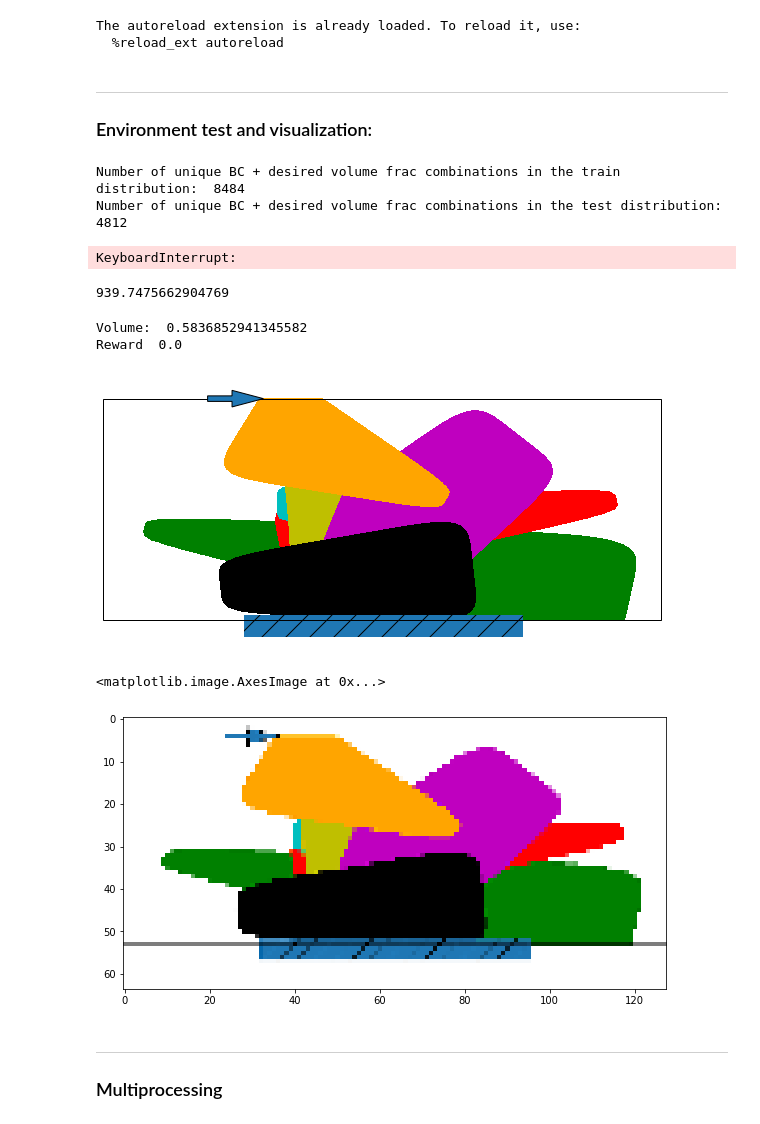
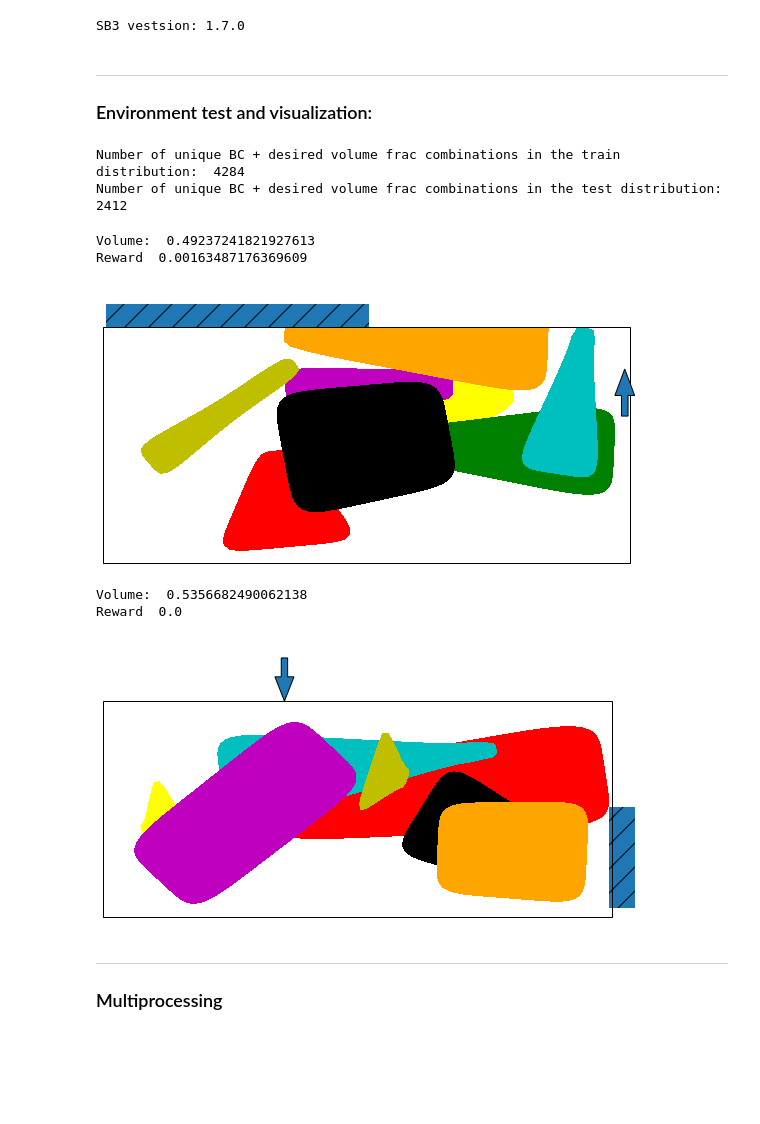
Before and after one commit to ThomasRochefortB/sogym, a Jupyter notebook: tutorial.ipynb, the cells around one changed output. Cells and saved outputs as stored; diff of their text form; code cells hidden in the pictures; blank space fills up the shorter version.

```diff
--- a/tutorial.ipynb
+++ b/tutorial.ipynb
@@ -2,15 +2,16 @@
 from sogym.env import sogym
 from sogym.utils import FigureRecorderCallback
 import numpy as np
+import stable_baselines3
 from stable_baselines3.common.env_checker import check_env
 from stable_baselines3.common.env_util import make_vec_env
 from stable_baselines3.common.vec_env import VecNormalize, SubprocVecEnv
 from stable_baselines3 import PPO
 %load_ext autoreload
 %autoreload 2
+print('SB3 vestsion:', stable_baselines3.__version__)
 # %% [output]
-The autoreload extension is already loaded. To reload it, use:
-  %reload_ext autoreload
+SB3 vestsion: 1.7.0
 # %% [markdown]
 ---
 ### Environment test and visualization:
@@ -21,33 +22,31 @@ check_env(sogym(nelx=200,nely=100,mode='train',observation_type='image'))
 # %%
 # Let's test the environment using the check_env util from SB3:
-train_env = sogym(nelx=200,nely=100,mode='train',observation_type='image')
-eval_env = sogym(nelx=200,nely=100,mode='test',observation_type='image')
+train_env = sogym(nelx=100,nely=50,mode='train',observation_type='dense')
+eval_env = sogym(nelx=100,nely=50,mode='test',observation_type='dense')
 # %%
 # The training environment and the eval environment both have a different boundary conditions distribution:
 print("Number of unique BC + desired volume frac combinations in the train distribution: ",len(train_env.BC_dict))
 print("Number of unique BC + desired volume frac combinations in the test distribution: ",len(eval_env.BC_dict))
 # %% [output]
-Number of unique BC + desired volume frac combinations in the train distribution:  8484
-Number of unique BC + desired volume frac combinations in the test distribution:  4812
+Number of unique BC + desired volume frac combinations in the train distribution:  4284
+Number of unique BC + desired volume frac combinations in the test distribution:  2412
 # %%
 # Let's visualize the training environment on a random problem statement and visualize a 'successful' solution:
 reward = 0.0
-while reward<8e-3:
+while reward<1e-3:
     obs = train_env.reset()
     done = False
     while not done:
         action = train_env.action_space.sample()
         obs, reward, done, info = train_env.step(action)
 print("Volume: ", train_env.volume)
 print("Reward ",reward)
+
 train_env.plot()
 # %% [output]
-KeyboardInterrupt:
+Volume:  0.49237241821927613
+Reward  0.00163487176369609
+[figure, added]
-# %%
-# Split the obs['design_variables'] into blocks of 6 variables each and print each block:
-1/reward
-# %% [output]
-939.7475662904769
 # %%
 # Let's visualize the eval environment:
 obs = eval_env.reset()
@@ -59,15 +58,9 @@ print("Volume: ", eval_env.volume)
 print("Reward ",reward)
 eval_env.plot()
 # %% [output]
-Volume:  0.5836852941345582
+Volume:  0.5356682490062138
 Reward  0.0
-[figure, old version]
+[figure, new version]
-# %%
-obs['image'].shape
-plt.imshow(obs['image'])
-# %% [output]
-<matplotlib.image.AxesImage at 0x...>
-[figure, removed]
 # %% [markdown]
 ---
 ### Multiprocessing
```
Also changed, not shown: parts of 8 cells of this notebook, 3 other files.
